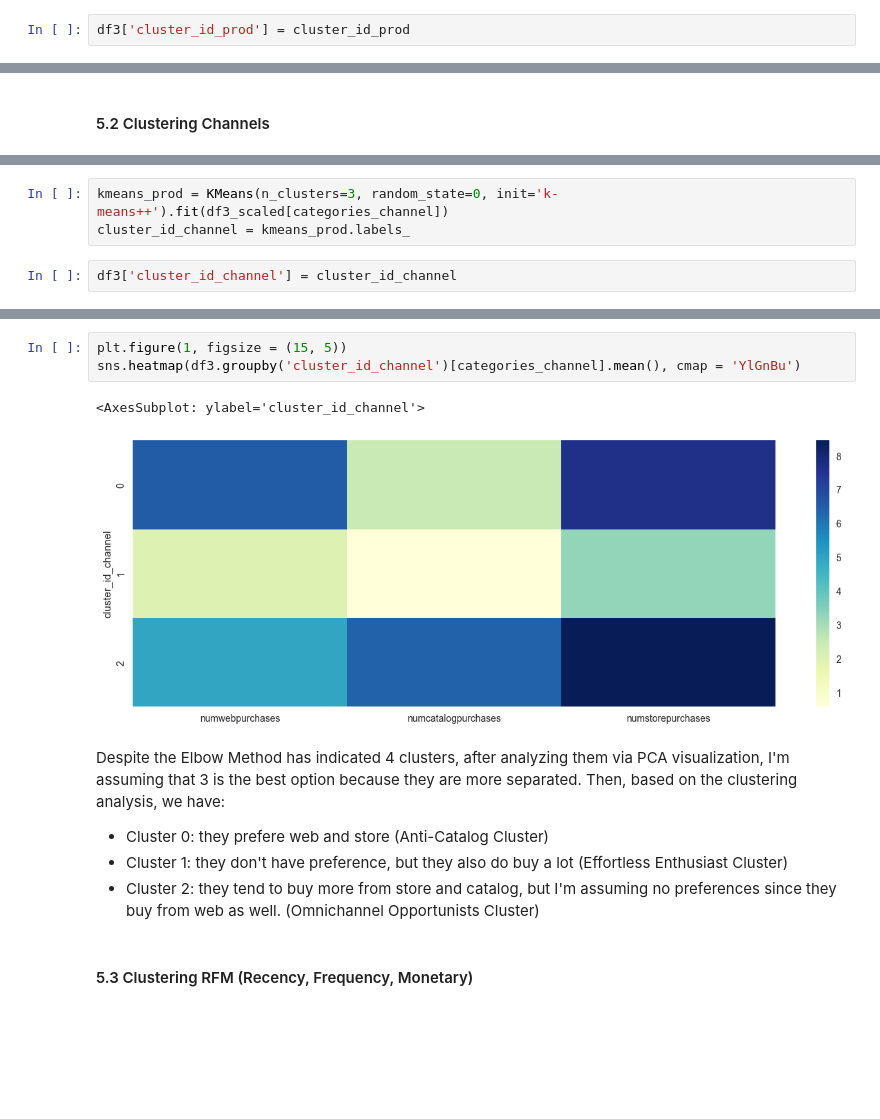
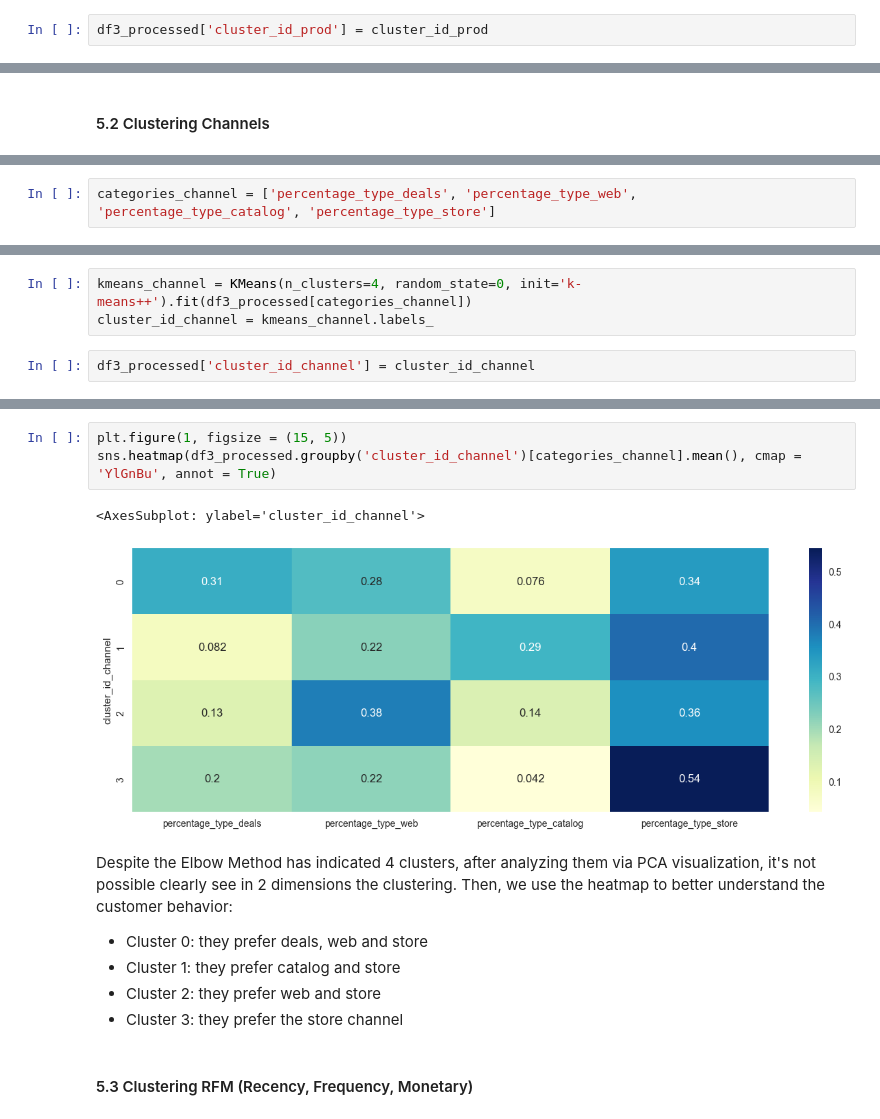
Before and after one commit to jooaobrum/marketing_campaign_CRM_case, a Jupyter notebook: notebooks/crm_ifood_clustering_exploration.ipynb, the cells around one changed output, grey strips where cells are left out. Cells and saved outputs as stored; diff of their text form; blank space fills up the shorter version.

Commit message:
Finishing the customer segmentation

```diff
--- a/notebooks/crm_ifood_clustering_exploration.ipynb
+++ b/notebooks/crm_ifood_clustering_exploration.ipynb
@@ -279,3 +311,3 @@ kmeans_prod = KMeans(n_clusters=4, random_state=0, init='k-means++').fit(df3_sca
 cluster_id_prod = kmeans_prod.labels_
 # %%
-df3['cluster_id_prod'] = cluster_id_prod
+df3_processed['cluster_id_prod'] = cluster_id_prod
@@ -313,3 +343,5 @@ categories_channel = ['numwebpurchases', 'numcatalogpurchases', 'numstorepurchas
+# %%
+categories_channel = ['percentage_type_deals', 'percentage_type_web', 'percentage_type_catalog', 'percentage_type_store']
 # %%
 # Instantiate the clustering model and visualizer
 km = KMeans(random_state=42)
@@ -325,8 +357,8 @@ Based on the Elbow Method, we choose 4 groups to cluster our data.
 # %%
-kmeans_prod = KMeans(n_clusters=3, random_state=0, init='k-means++').fit(df3_scaled[categories_channel])
-cluster_id_channel = kmeans_prod.labels_
+kmeans_channel = KMeans(n_clusters=4, random_state=0, init='k-means++').fit(df3_processed[categories_channel])
+cluster_id_channel = kmeans_channel.labels_
 # %%
-df3['cluster_id_channel'] = cluster_id_channel
+df3_processed['cluster_id_channel'] = cluster_id_channel
 # %%
 pca_num_components = 2
 
@@ -341,14 +373,15 @@ plt.show()
 # %%
 plt.figure(1, figsize = (15, 5))
-sns.heatmap(df3.groupby('cluster_id_channel')[categories_channel].mean(), cmap = 'YlGnBu')
+sns.heatmap(df3_processed.groupby('cluster_id_channel')[categories_channel].mean(), cmap = 'YlGnBu', annot = True)
 # %% [output]
 <AxesSubplot: ylabel='cluster_id_channel'>
-[figure, old version]
+[figure, new version]
-# %% [markdown]
-Despite the Elbow Method has indicated 4 clusters, after analyzing them via PCA visualization, I'm assuming that 3 is the best option because they are more separated. Then, based on the clustering analysis, we have:
-- Cluster 0: they prefere web and store (Anti-Catalog Cluster)
-- Cluster 1: they don't have preference, but they also do buy a lot (Effortless Enthusiast Cluster)
-- Cluster 2: they tend to buy more from store and catalog, but I'm assuming no preferences since they buy from web as well. (Omnichannel Opportunists Cluster)
+# %% [markdown]
+Despite the Elbow Method has indicated 4 clusters, after analyzing them via PCA visualization, it's not possible clearly see in 2 dimensions the clustering. Then, we use the heatmap to better understand the customer behavior:
+- Cluster 0: they prefer deals, web and store
+- Cluster 1: they prefer catalog and store
+- Cluster 2: they prefer web and store
+- Cluster 3: they prefer the store channel
 # %% [markdown]
 #### 5.3 Clustering RFM (Recency, Frequency, Monetary)
 # %%
```
Also changed, not shown: parts of 67 cells of this notebook, 1 other file.
